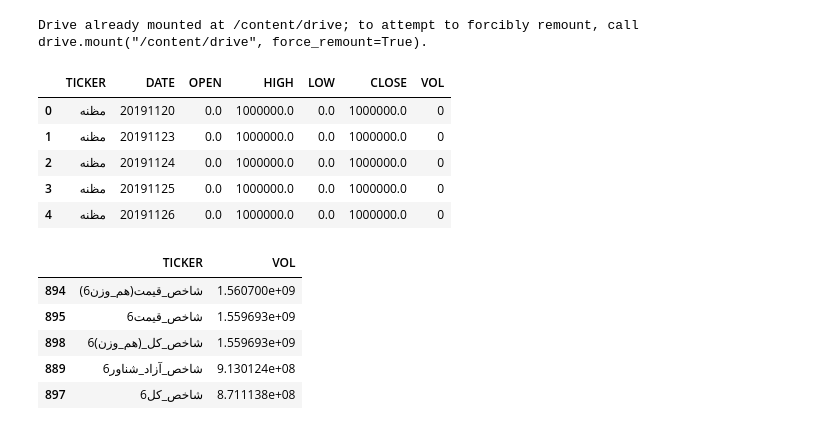
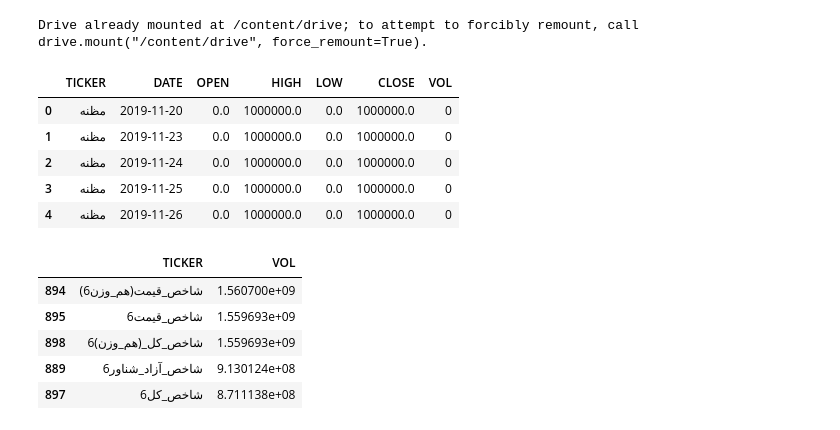
Before and after one commit to Ayazdani1997/stock-feature-prediction-final-pro, a Jupyter notebook: Phase1_OCHLV.ipynb, the cells around one changed output. Saved outputs shown, nothing was run; the diff lists cells and outputs as text; code cells hidden in the pictures.

```diff
--- a/Phase1_OCHLV.ipynb
+++ b/Phase1_OCHLV.ipynb
@@ -24,14 +24,15 @@ data = pandas.read_csv(join(COLAB_DIR, 'data.csv'), encoding='utf-16')
 Drive already mounted at /content/drive; to attempt to forcibly remount, call drive.mount("/content/drive", force_remount=True).
 # %%
 data = data.drop(['Unnamed: 0', 'VAL', 'NUM_OF_TRANSACTIONS','CLOSE_ONE_DAY_BEFORE'], axis=1).rename(columns={'DTYYYYMMDD': 'DATE'})
+data['DATE'] = pandas.to_datetime(data['DATE'],format='%Y%m%d')
 data.head()
 # %% [output]
 |  | TICKER | DATE | OPEN | HIGH | LOW | CLOSE | VOL |
-| 0 | مظنه | 20191120 | 0.0 | 1000000.0 | 0.0 | 1000000.0 | 0 |
-| 1 | مظنه | 20191123 | 0.0 | 1000000.0 | 0.0 | 1000000.0 | 0 |
-| 2 | مظنه | 20191124 | 0.0 | 1000000.0 | 0.0 | 1000000.0 | 0 |
-| 3 | مظنه | 20191125 | 0.0 | 1000000.0 | 0.0 | 1000000.0 | 0 |
-| 4 | مظنه | 20191126 | 0.0 | 1000000.0 | 0.0 | 1000000.0 | 0 |
+| 0 | مظنه | 2019-11-20 | 0.0 | 1000000.0 | 0.0 | 1000000.0 | 0 |
+| 1 | مظنه | 2019-11-23 | 0.0 | 1000000.0 | 0.0 | 1000000.0 | 0 |
+| 2 | مظنه | 2019-11-24 | 0.0 | 1000000.0 | 0.0 | 1000000.0 | 0 |
+| 3 | مظنه | 2019-11-25 | 0.0 | 1000000.0 | 0.0 | 1000000.0 | 0 |
+| 4 | مظنه | 2019-11-26 | 0.0 | 1000000.0 | 0.0 | 1000000.0 | 0 |
 # %%
 mean_vol_per_ticker = data.groupby('TICKER')['VOL'].agg(numpy.mean).reset_index().sort_values('VOL', ascending=False)
 mean_vol_per_ticker.head()
```
Also changed, not shown: parts of 4 cells of this notebook.
